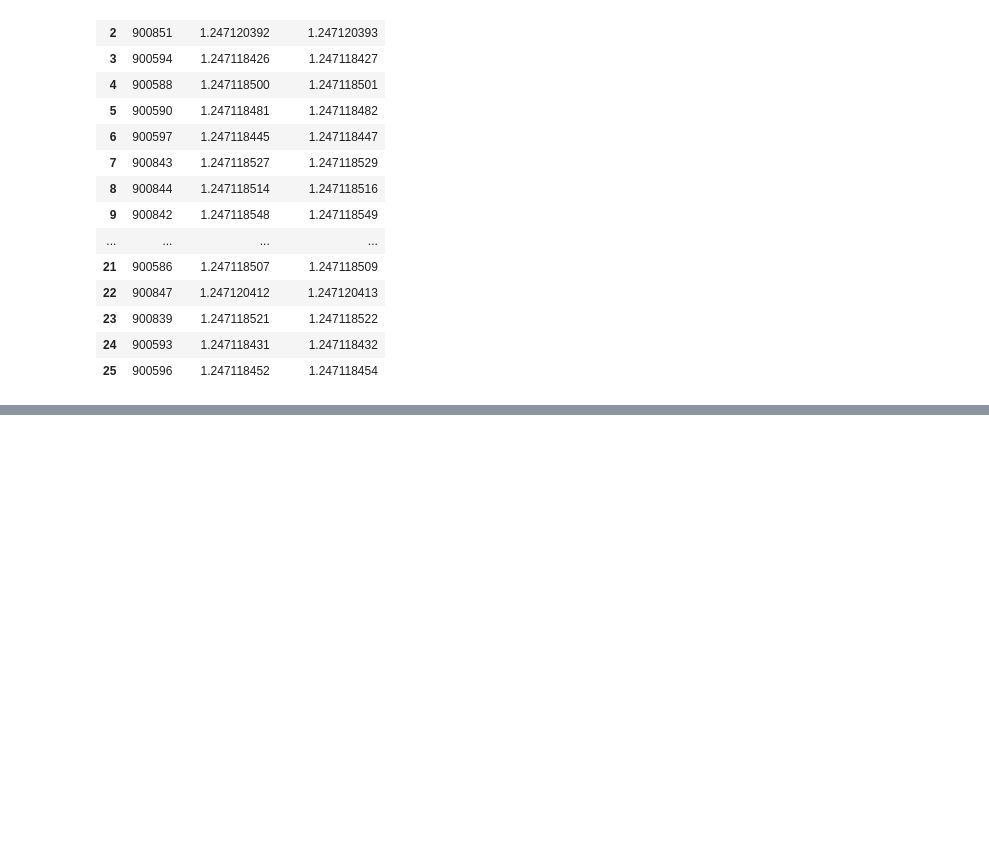
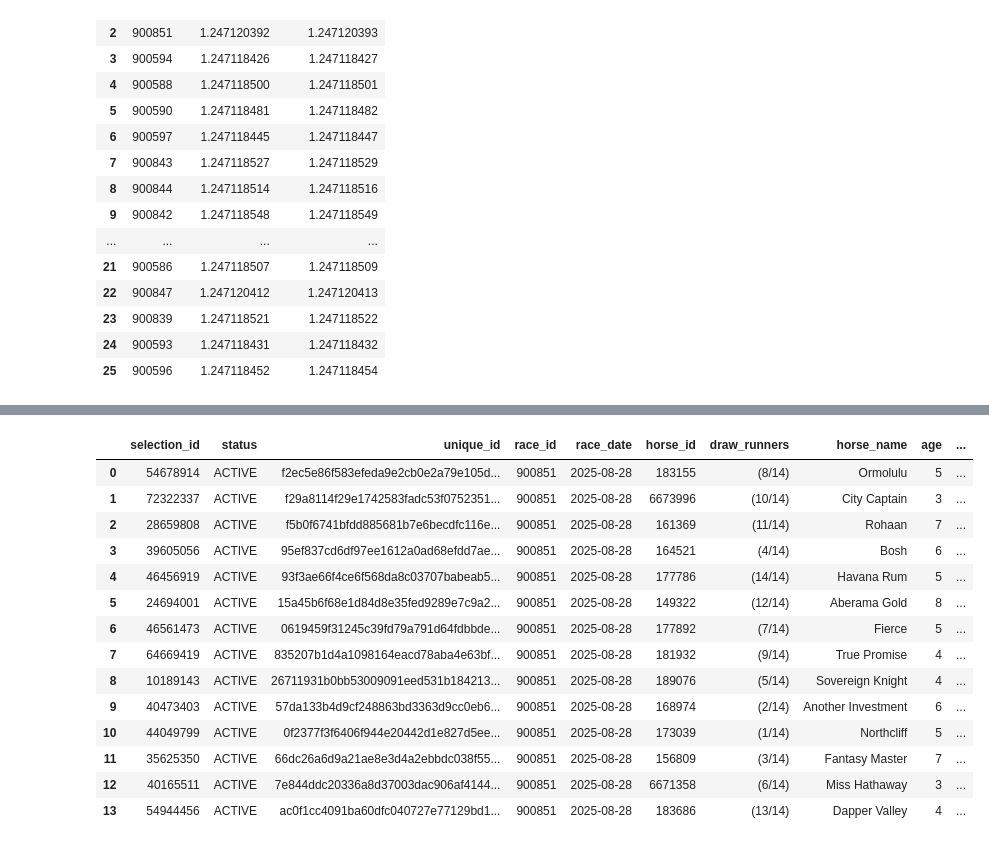
Before and after one commit to twattley/racing-api-project, a Jupyter notebook: notebooks/bf_client.ipynb, the cells around one changed output, grey strips where cells are left out. Drawn from its saved outputs; the diff is of its cells as text; code cells hidden in the pictures; blank space fills up the shorter version.

```diff
--- a/notebooks/bf_client.ipynb
+++ b/notebooks/bf_client.ipynb
@@ -259,0 +364,18 @@ bf
+# %%
+df
+# %% [output]
+|  | selection_id | status | unique_id | race_id | race_date | horse_id | draw_runners | horse_name | age | ... |
+| 0 | 54678914 | ACTIVE | f2ec5e86f583efeda9e2cb0e2a79e105d... | 900851 | 2025-08-28 | 183155 | (8/14) | Ormolulu | 5 | ... |
+| 1 | 72322337 | ACTIVE | f29a8114f29e1742583fadc53f0752351... | 900851 | 2025-08-28 | 6673996 | (10/14) | City Captain | 3 | ... |
+| 2 | 28659808 | ACTIVE | f5b0f6741bfdd885681b7e6becdfc116e... | 900851 | 2025-08-28 | 161369 | (11/14) | Rohaan | 7 | ... |
+| 3 | 39605056 | ACTIVE | 95ef837cd6df97ee1612a0ad68efdd7ae... | 900851 | 2025-08-28 | 164521 | (4/14) | Bosh | 6 | ... |
+| 4 | 46456919 | ACTIVE | 93f3ae66f4ce6f568da8c03707babeab5... | 900851 | 2025-08-28 | 177786 | (14/14) | Havana Rum | 5 | ... |
+| 5 | 24694001 | ACTIVE | 15a45b6f68e1d84d8e35fed9289e7c9a2... | 900851 | 2025-08-28 | 149322 | (12/14) | Aberama Gold | 8 | ... |
+| 6 | 46561473 | ACTIVE | 0619459f31245c39fd79a791d64fdbbde... | 900851 | 2025-08-28 | 177892 | (7/14) | Fierce | 5 | ... |
+| 7 | 64669419 | ACTIVE | 835207b1d4a1098164eacd78aba4e63bf... | 900851 | 2025-08-28 | 181932 | (9/14) | True Promise | 4 | ... |
+| 8 | 10189143 | ACTIVE | 26711931b0bb53009091eed531b184213... | 900851 | 2025-08-28 | 189076 | (5/14) | Sovereign Knight | 4 | ... |
+| 9 | 40473403 | ACTIVE | 57da133b4d9cf248863bd3363d9cc0eb6... | 900851 | 2025-08-28 | 168974 | (2/14) | Another Investment | 6 | ... |
+| 10 | 44049799 | ACTIVE | 0f2377f3f6406f944e20442d1e827d5ee... | 900851 | 2025-08-28 | 173039 | (1/14) | Northcliff | 5 | ... |
+| 11 | 35625350 | ACTIVE | 66dc26a6d9a21ae8e3d4a2ebbdc038f55... | 900851 | 2025-08-28 | 156809 | (3/14) | Fantasy Master | 7 | ... |
+| 12 | 40165511 | ACTIVE | 7e844ddc20336a8d37003dac906af4144... | 900851 | 2025-08-28 | 6671358 | (6/14) | Miss Hathaway | 3 | ... |
+| 13 | 54944456 | ACTIVE | ac0f1cc4091ba60dfc040727e77129bd1... | 900851 | 2025-08-28 | 183686 | (13/14) | Dapper Valley | 4 | ... |
```
Also changed, not shown: parts of 12 cells of this notebook, 14 other files.
